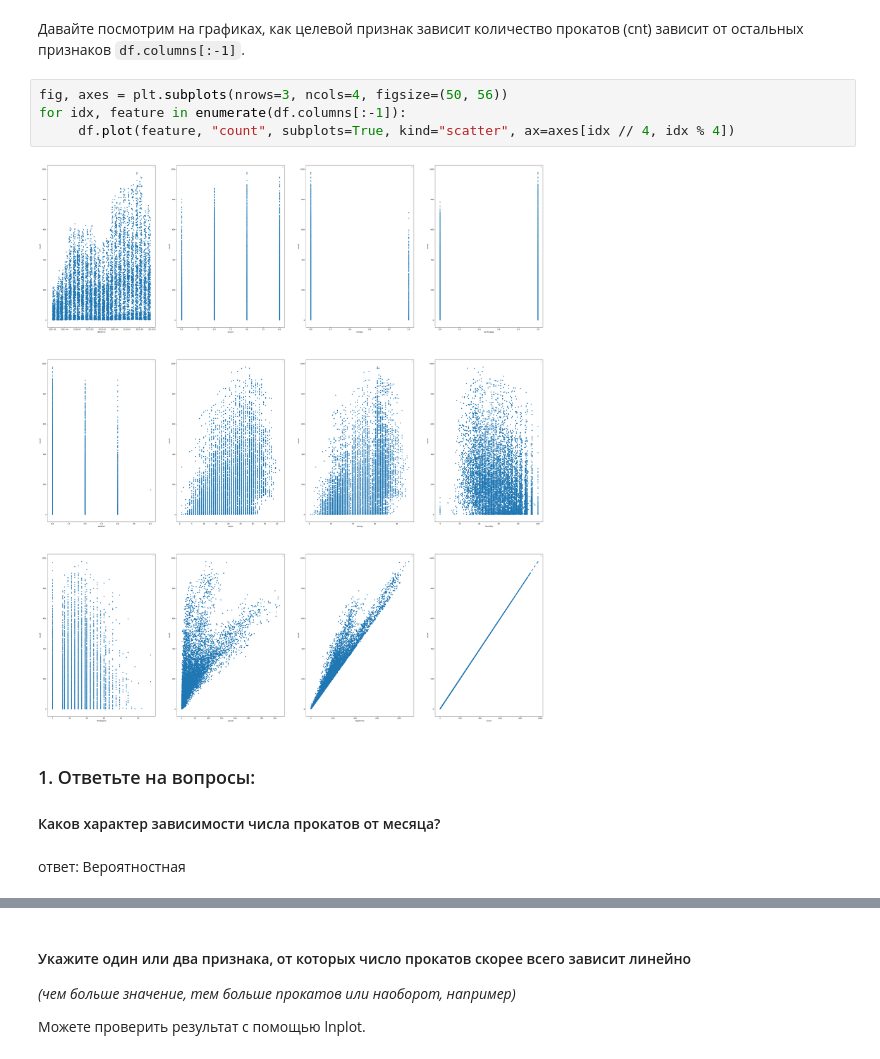
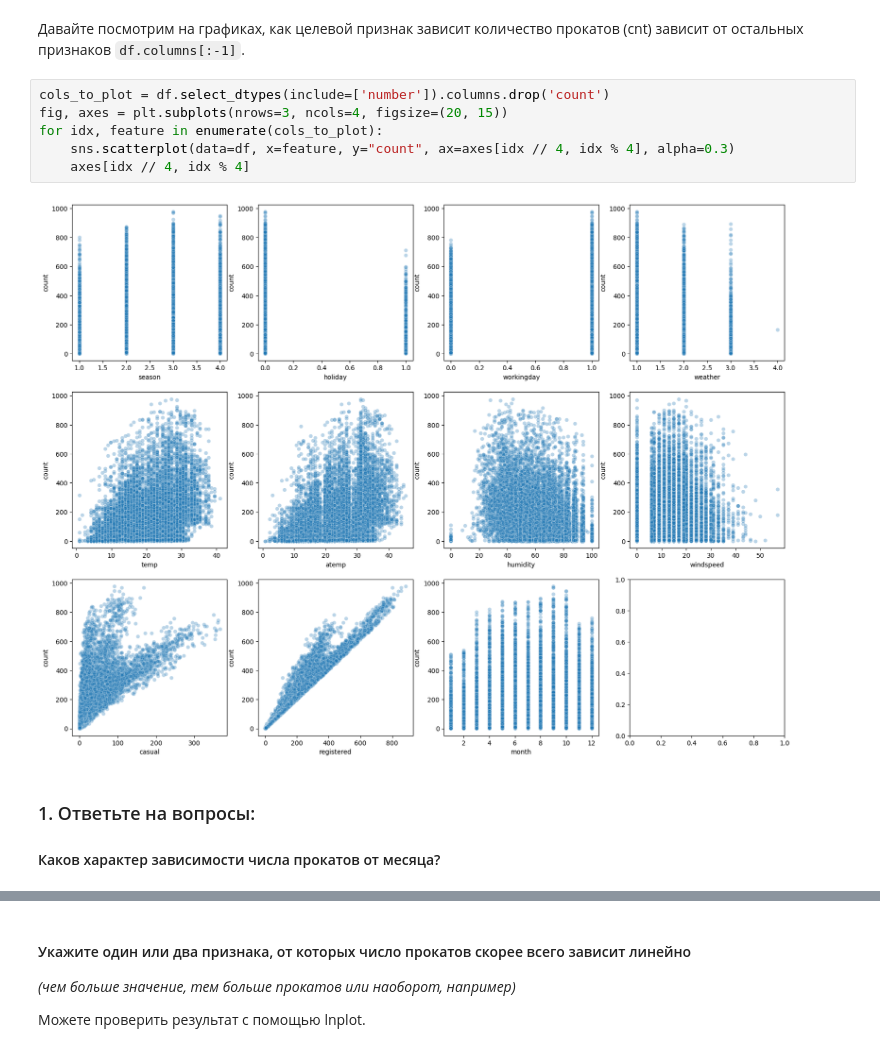
Before and after one commit to DanisStepanov/Computer-mathematics-systems, a Jupyter notebook: 5. Библиотека Pandas. Визуальный анализ данных/Практическая_работа_№5_Библиотека_Pandas.ipynb, the cells around one changed output, grey strips where cells are left out. Saved outputs shown, nothing was run; the diff lists cells and outputs as text.

```diff
--- a/5. Библиотека Pandas. Визуальный анализ данных/Практическая_работа_№5_Библиотека_Pandas.ipynb
+++ b/5. Библиотека Pandas. Визуальный анализ данных/Практическая_работа_№5_Библиотека_Pandas.ipynb
@@ -426,14 +426,14 @@ dtype: int32
 # %% [markdown]
 Давайте посмотрим на графиках, как целевой признак зависит количество прокатов (cnt) зависит от остальных признаков `df.columns[:-1]`.
 # %%
-fig, axes = plt.subplots(nrows=3, ncols=4, figsize=(50, 56))
-for idx, feature in enumerate(df.columns[:-1]):
-     df.plot(feature, "count", subplots=True, kind="scatter", ax=axes[idx // 4, idx % 4])
+cols_to_plot = df.select_dtypes(include=['number']).columns.drop('count')
+fig, axes = plt.subplots(nrows=3, ncols=4, figsize=(20, 15))
+for idx, feature in enumerate(cols_to_plot):
+    sns.scatterplot(data=df, x=feature, y="count", ax=axes[idx // 4, idx % 4], alpha=0.3)
+    axes[idx // 4, idx % 4]
 # %% [output]
-[figure, old version]
+[figure, new version]
 # %% [markdown]
 ### 1. Ответьте на вопросы:
 
 #### Каков характер зависимости числа прокатов от месяца?
-# %% [markdown]
-ответ: Вероятностная
```
Also changed, not shown: parts of 8 cells of this notebook.
